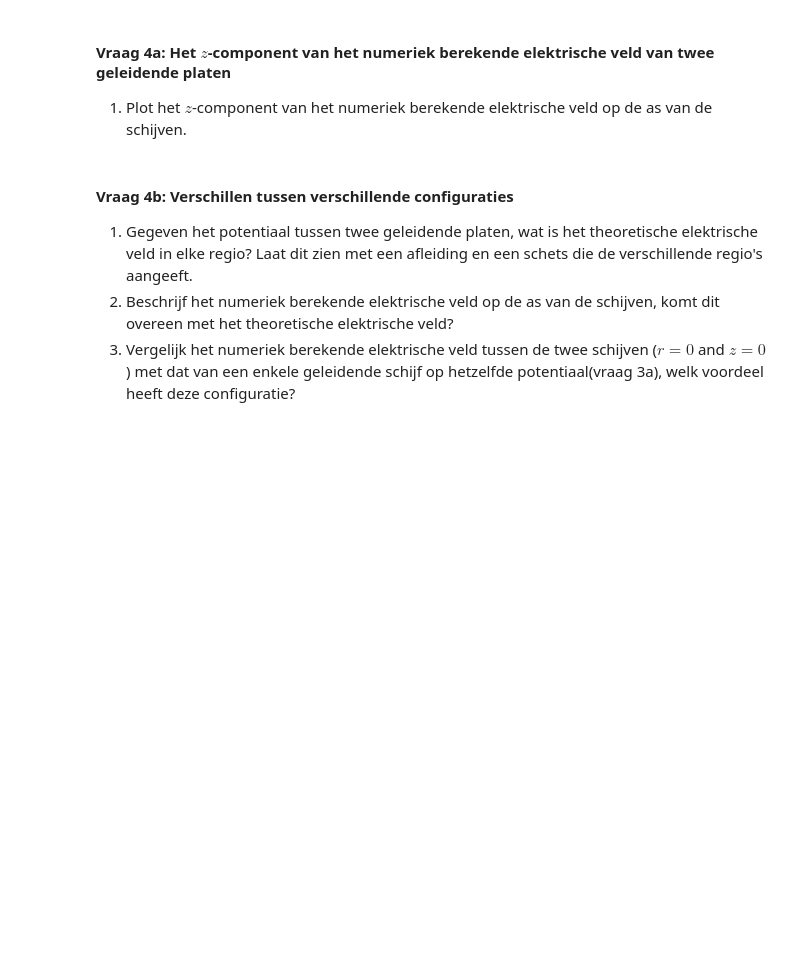
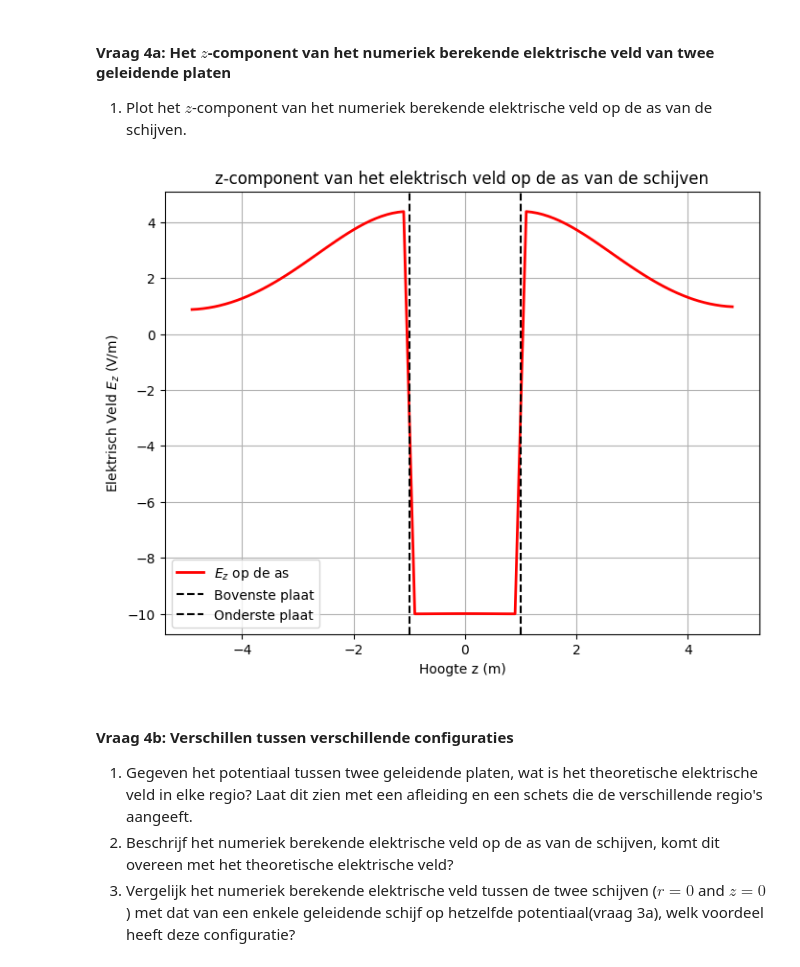
Before and after one commit to BobVill/opdrachten-DEF-D, a Jupyter notebook: DigitaleOntwerpopdrachten/1CondensatorOpdracht/CondensatorOntwerpopdracht.ipynb, the cells around one changed output. Cells and saved outputs as stored; diff of their text form; code cells hidden in the pictures; blank space fills up the shorter version.

```diff
--- a/DigitaleOntwerpopdrachten/1CondensatorOpdracht/CondensatorOntwerpopdracht.ipynb
+++ b/DigitaleOntwerpopdrachten/1CondensatorOpdracht/CondensatorOntwerpopdracht.ipynb
@@ -529,7 +529,27 @@ plot_results_disk(Ez, Er, normE, V, r, z, grid_step, disk_radius, z_pos_disk1, z
 # %%
 ###
 ###your code here###
+#z-coördinaten en het Ez-veld op de as (eerste kolom, index 0)
+z_as = z_for_E
+Ez_as = Ez[:, 0]
+
+# 2. Plot het resultaat
+plt.figure(figsize=(8, 6))
+plt.plot(z_as, Ez_as, label='$E_z$ op de as', color='red', linewidth=2)
+
+#stippellijnen waar de platen zich bevinden
+plt.axvline(x=z_pos_disk1, color='black', linestyle='--', label='Bovenste plaat')
+plt.axvline(x=z_pos_disk2, color='black', linestyle='--', label='Onderste plaat')
+
+plt.title('z-component van het elektrisch veld op de as van de schijven')
+plt.xlabel('Hoogte z (m)')
+plt.ylabel('Elektrisch Veld $E_z$ (V/m)')
+plt.grid(True)
+plt.legend()
+plt.show()
 ###
+# %% [output]
+[figure, added]
 # %% [markdown]
 #### Vraag 4b: Verschillen tussen verschillende configuraties
 
```
Also changed, not shown: parts of 2 cells of this notebook, 1 other file.
